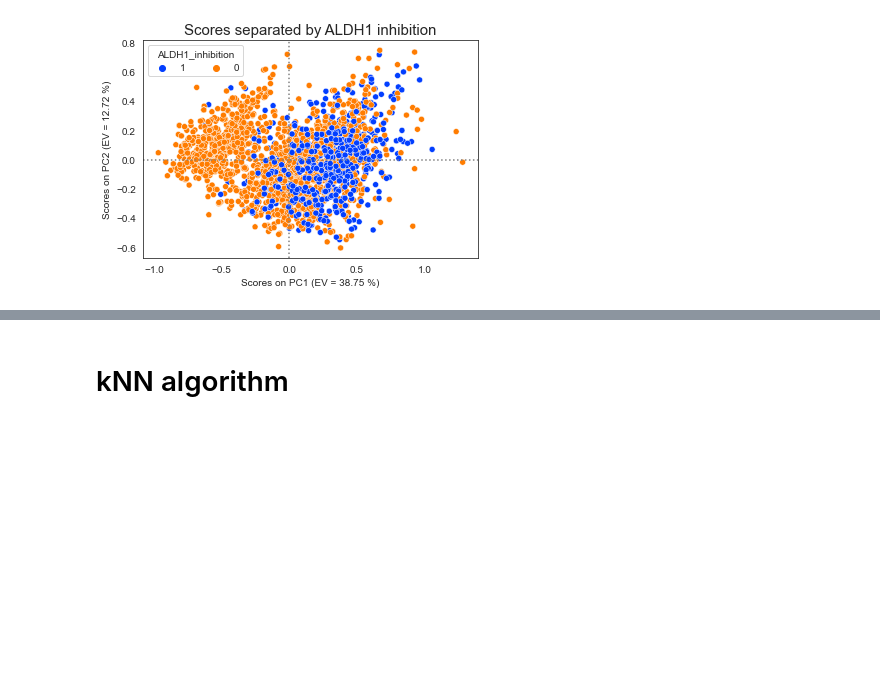
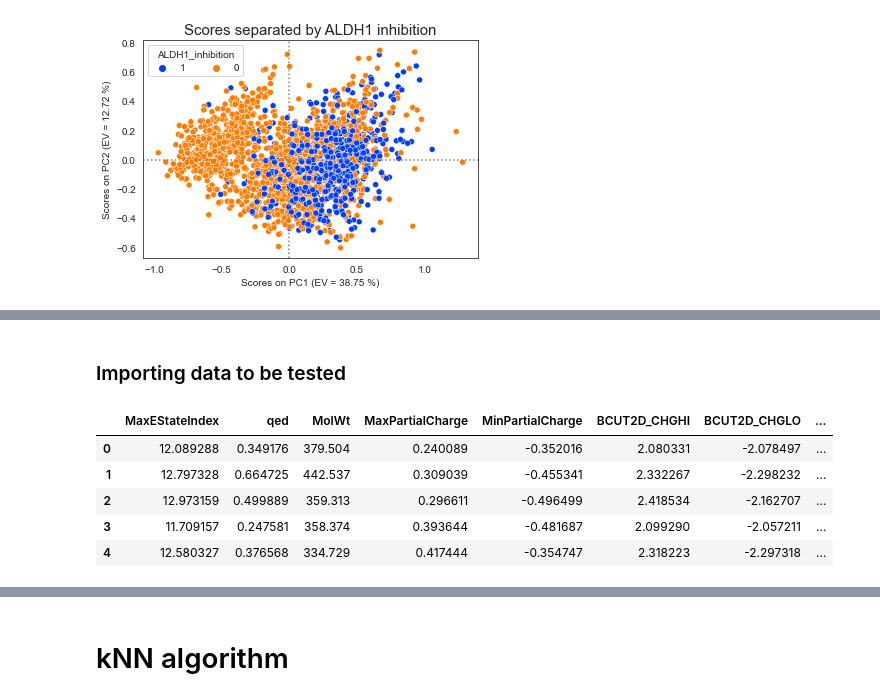
Before and after one commit to KoenvOosterhout/Project-advanced-programming, a Jupyter notebook: kNN and SVC.ipynb, the cells around one changed output, grey strips where cells are left out. Saved outputs shown, nothing was run; the diff lists cells and outputs as text; code cells hidden in the pictures; blank space fills up the shorter version.

```diff
--- a/kNN and SVC.ipynb
+++ b/kNN and SVC.ipynb
@@ -234,0 +262,2 @@ Text(0.5, 1.0, 'Scores separated by ALDH1 inhibition')
+# %% [markdown]
+### Importing data to be tested
@@ -235,9 +267,23 @@ Text(0.5, 1.0, 'Scores separated by ALDH1 inhibition')
 # %%
-selected_descriptors = [desc for desc in all_descriptors if desc in df_selected_features.columns]
-descriptor_data_list_2 = []
-for i, row in X_test_old.iterrows():
+# Documenting all descriptors
+all_descriptors = [desc[0] for desc in Descriptors.descList]
+descriptor_data_list_original = []
+
+for i, row in test_molecules.iterrows():
     mol = Chem.MolFromSmiles(row['SMILES'])
-    descriptor_values = [getattr(Descriptors, descriptor)(mol) for descriptor in selected_descriptors]
-    descriptor_data_list_2.append(descriptor_values)
+    descriptor_values = [getattr(Descriptors, descriptor)(mol) for descriptor in all_descriptors]
+    descriptor_data_list_original.append(descriptor_values)
 
-descriptor_df_2 = pd.DataFrame(descriptor_data_list_2, columns=selected_descriptors)
+# Making dataframe with descriptors
+descriptor_test = pd.DataFrame(descriptor_data_list_original, columns=all_descriptors)
+
+# Removing all features except final features selected during preprocessing
+output_selected_features = descriptor_test.loc[:, selected_features]
+output_selected_features.head()
+# %% [output]
+|  | MaxEStateIndex | qed | MolWt | MaxPartialCharge | MinPartialCharge | BCUT2D_CHGHI | BCUT2D_CHGLO | ... |
+| 0 | 12.089288 | 0.349176 | 379.504 | 0.240089 | -0.352016 | 2.080331 | -2.078497 | ... |
+| 1 | 12.797328 | 0.664725 | 442.537 | 0.309039 | -0.455341 | 2.332267 | -2.298232 | ... |
+| 2 | 12.973159 | 0.499889 | 359.313 | 0.296611 | -0.496499 | 2.418534 | -2.162707 | ... |
+| 3 | 11.709157 | 0.247581 | 358.374 | 0.393644 | -0.481687 | 2.099290 | -2.057211 | ... |
+| 4 | 12.580327 | 0.376568 | 334.729 | 0.417444 | -0.354747 | 2.318223 | -2.297318 | ... |
```
Also changed, not shown: parts of 37 cells of this notebook.
